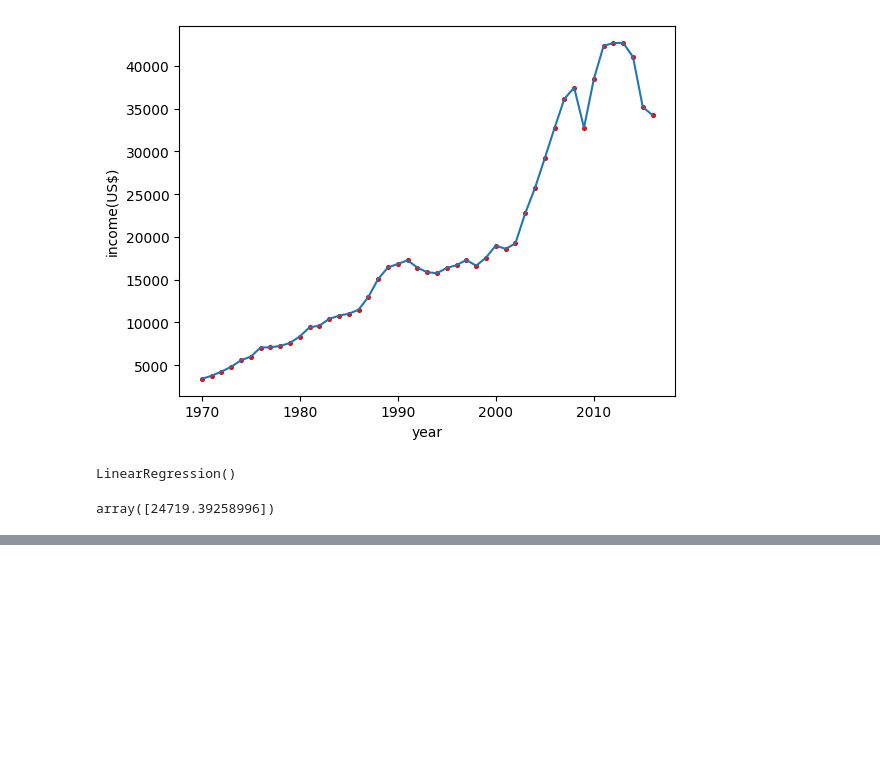
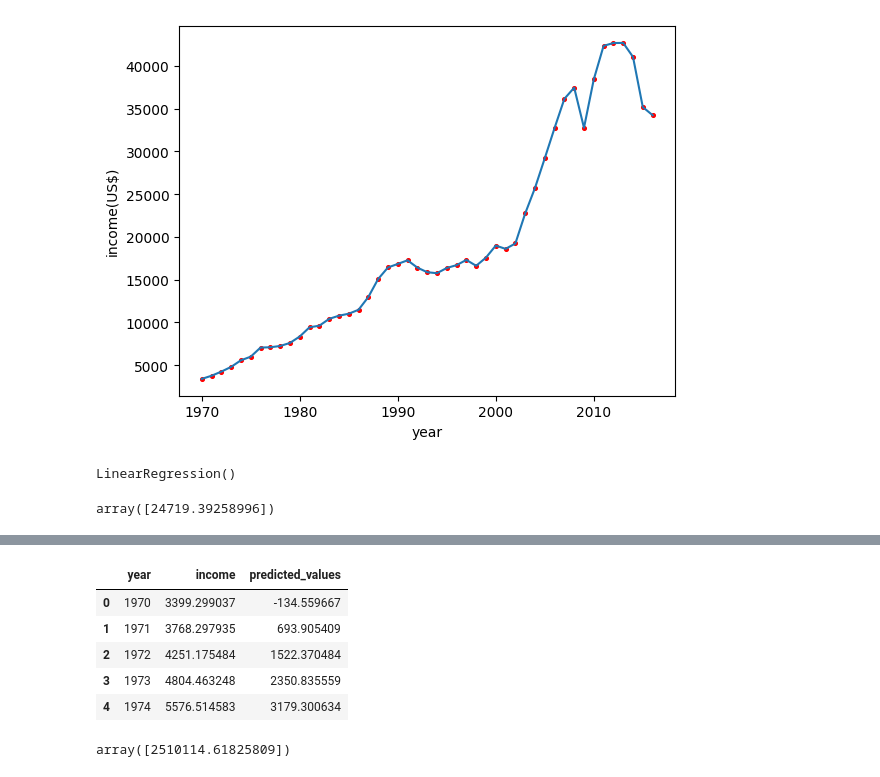
Before and after one commit to sakshimuchhala1227/Machine-Leaning, a Jupyter notebook: price prediction using Linear regression.ipynb, the cells around one changed output, grey strips where cells are left out. Cells and saved outputs as stored; diff of their text form; code cells hidden in the pictures; blank space fills up the shorter version.

```diff
--- a/price prediction using Linear regression.ipynb
+++ b/price prediction using Linear regression.ipynb
@@ -144,3 +144,6 @@ LinearRegression()
 rg.predict([[2000]])
 # %% [output]
 array([24719.39258996])
+# %%
+pred=rg.predict(data[["year"]])
+pred
@@ -146,0 +163,10 @@ array([24719.39258996])
+# %%
+data["predicted_values"]=pred
+data.head()
+# %% [output]
+|  | year | income | predicted_values |
+| 0 | 1970 | 3399.299037 | -134.559667 |
+| 1 | 1971 | 3768.297935 | 693.905409 |
+| 2 | 1972 | 4251.175484 | 1522.370484 |
+| 3 | 1973 | 4804.463248 | 2350.835559 |
+| 4 | 1974 | 5576.514583 | 3179.300634 |
@@ -146,0 +181,4 @@ array([24719.39258996])
+# %%
+mp.predict([[5000]])
+# %% [output]
+array([2510114.61825809])
```
Also changed, not shown: parts of 12 cells of this notebook.
